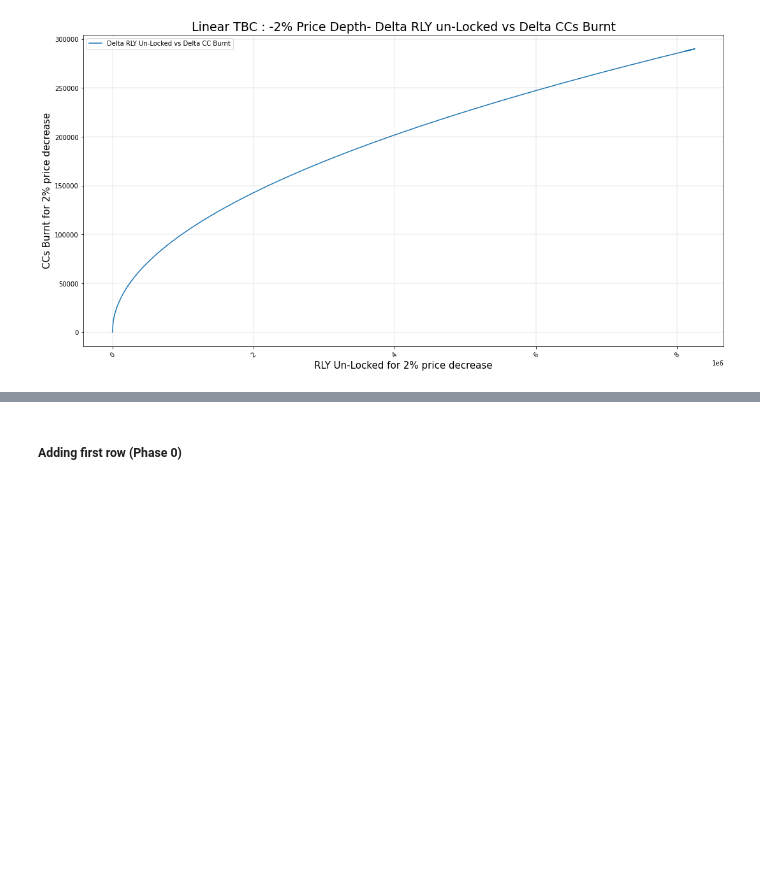
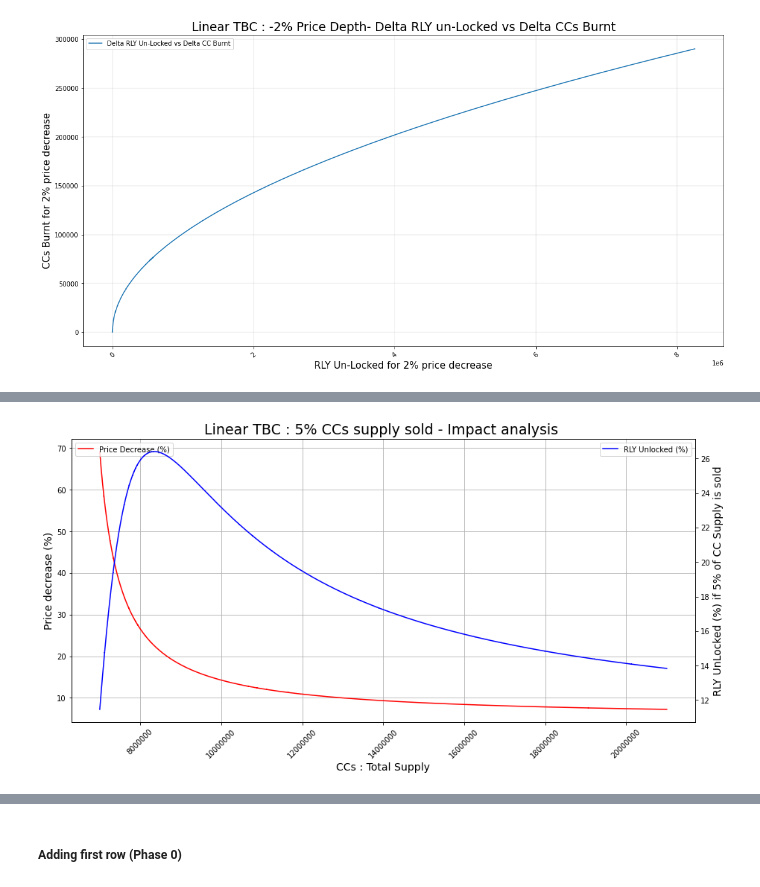
Before and after one commit to astro-martian/Rally_TBCs_, a Jupyter notebook: Linear_TBC_Templates.ipynb, the cells around one changed output, grey strips where cells are left out. Saved outputs shown, nothing was run; the diff lists cells and outputs as text; code cells hidden in the pictures; blank space fills up the shorter version.

```diff
--- a/Linear_TBC_Templates.ipynb
+++ b/Linear_TBC_Templates.ipynb
@@ -514,0 +559,19 @@ plt.legend()
+# %%
+fig,ax = plt.subplots(figsize=(15, 7))
+plt.xticks(rotation=45)
+plt.title('Linear TBC : 5% CCs supply sold - Impact analysis ',fontsize = 19)
+
+ax.plot( _5_perc_analysis_df['CCs : Total Supply'],_5_perc_analysis_df['Price Impact (%)'], '-r',label="Price Decrease (%)")
+ax.set_xlabel("CCs : Total Supply",fontsize=14)
+ax.set_ylabel("Price decrease (%)",fontsize=14)
+ax.legend(loc='upper left')
+ax.grid(True)
+ax.ticklabel_format(useOffset=False, style='plain')
+
+ax2=ax.twinx()
+ax2.plot( _5_perc_analysis_df['CCs : Total Supply'],_5_perc_analysis_df.loc[:,'RLY Unlocked (%)'],'-b',label="RLY Unlocked (%)")
+ax2.set_ylabel("RLY UnLocked (%) if 5% of CC Supply is sold",fontsize=14)
+ax2.legend(loc='upper right')
+ax2.ticklabel_format(useOffset=False, style='plain')
+# %% [output]
+[figure, added]
```
Also changed, not shown: parts of 39 cells of this notebook, 2 other files.
